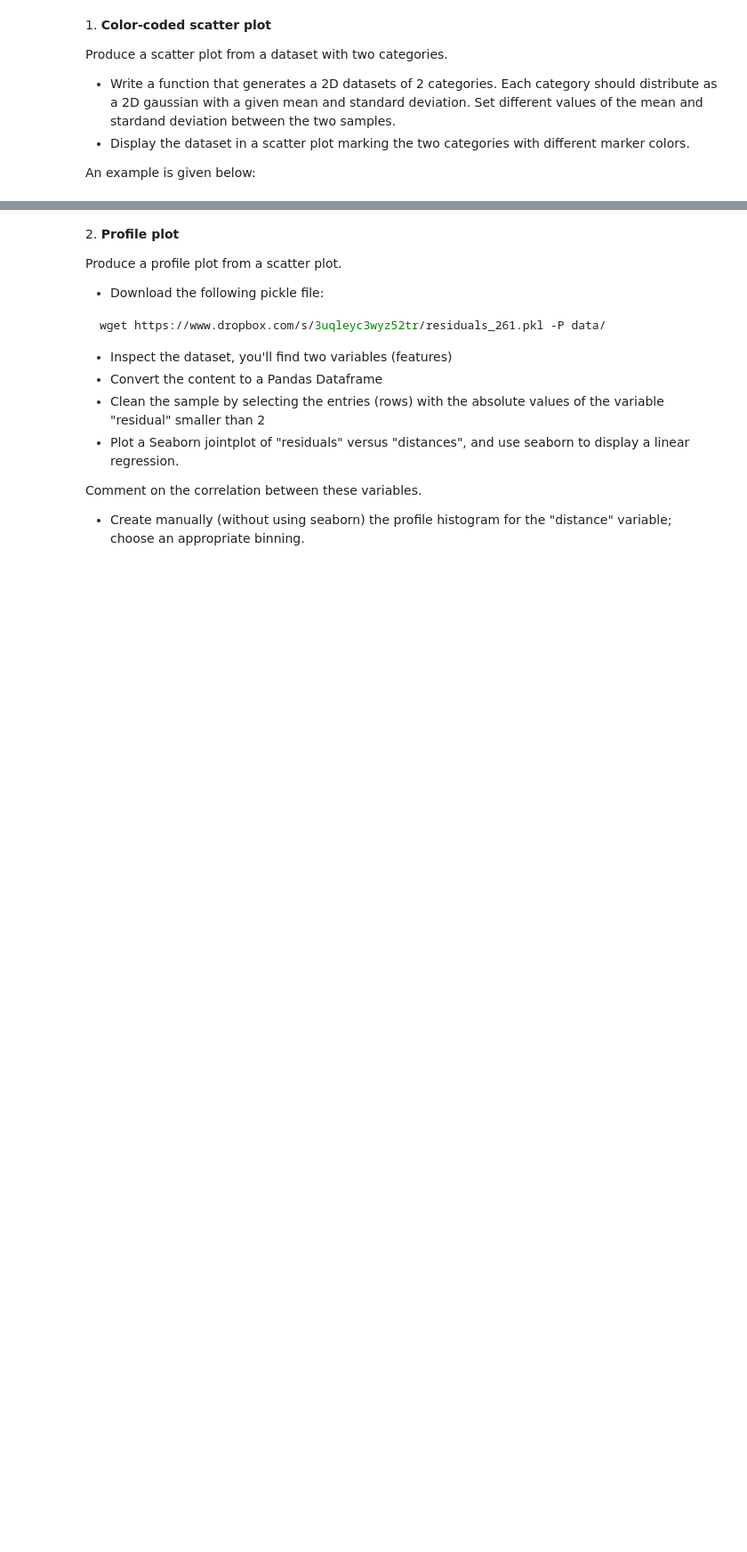
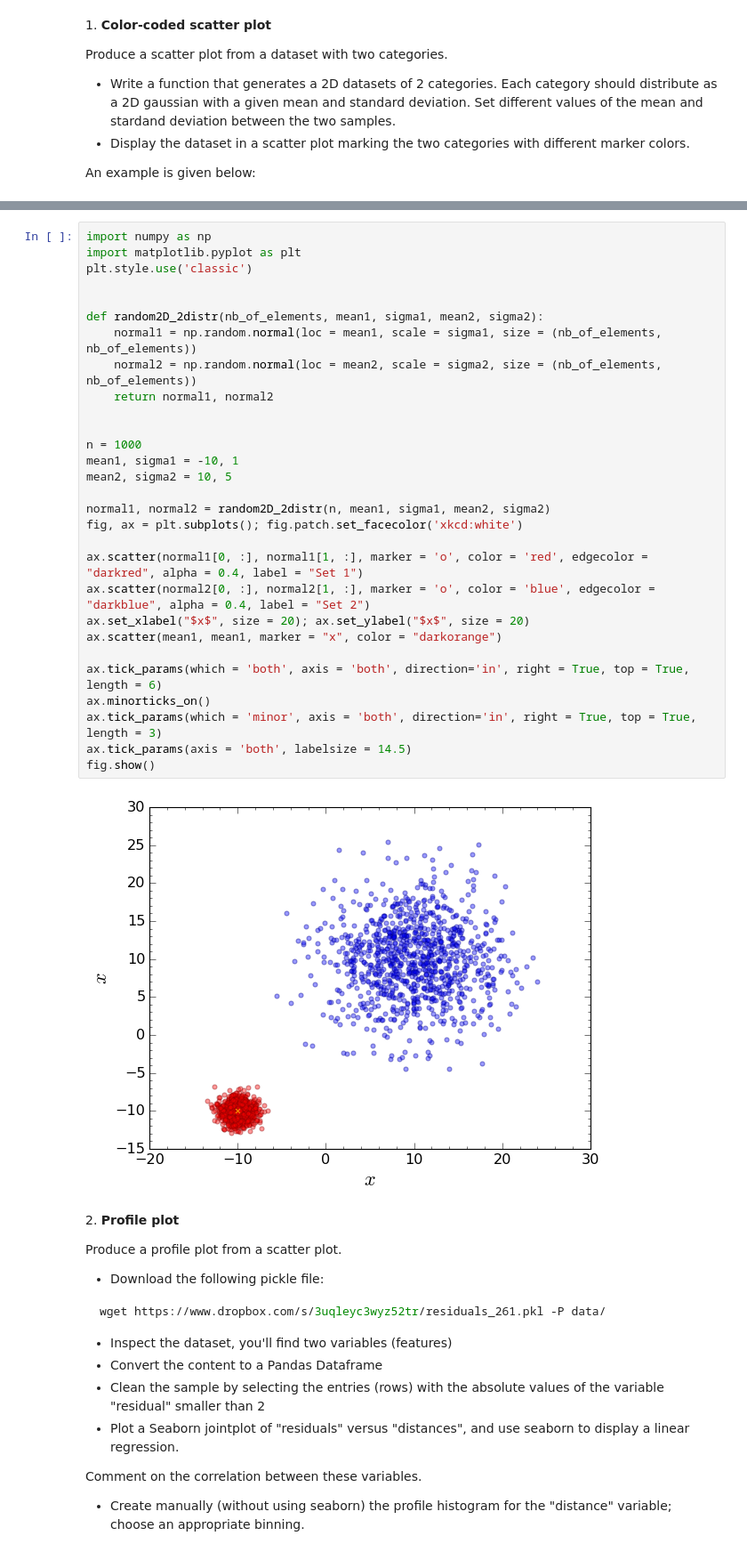
Before and after one commit to zucchett/HighLevelProgramming2021, a Jupyter notebook: 07ex_visualization.ipynb, the cells around one changed output, grey strips where cells are left out. Shown at 89% size. Drawn from its saved outputs; the diff is of its cells as text; blank space fills up the shorter version.

```diff
--- a/07ex_visualization.ipynb
+++ b/07ex_visualization.ipynb
@@ -13,3 +15,34 @@ Image('two_categories_scatter_plot.png')
+# %%
+import numpy as np
+import matplotlib.pyplot as plt
+plt.style.use('classic')
+
+
+def random2D_2distr(nb_of_elements, mean1, sigma1, mean2, sigma2):
+    normal1 = np.random.normal(loc = mean1, scale = sigma1, size = (nb_of_elements, nb_of_elements))
+    normal2 = np.random.normal(loc = mean2, scale = sigma2, size = (nb_of_elements, nb_of_elements))
+    return normal1, normal2
+
+
+n = 1000
+mean1, sigma1 = -10, 1
+mean2, sigma2 = 10, 5
+
+normal1, normal2 = random2D_2distr(n, mean1, sigma1, mean2, sigma2)
+fig, ax = plt.subplots(); fig.patch.set_facecolor('xkcd:white')
+
+ax.scatter(normal1[0, :], normal1[1, :], marker = 'o', color = 'red', edgecolor = "darkred", alpha = 0.4, label = "Set 1")
+ax.scatter(normal2[0, :], normal2[1, :], marker = 'o', color = 'blue', edgecolor = "darkblue", alpha = 0.4, label = "Set 2")
+ax.set_xlabel("$x$", size = 20); ax.set_ylabel("$x$", size = 20)
+ax.scatter(mean1, mean1, marker = "x", color = "darkorange")
+
+ax.tick_params(which = 'both', axis = 'both', direction='in', right = True, top = True, length = 6)
+ax.minorticks_on()
+ax.tick_params(which = 'minor', axis = 'both', direction='in', right = True, top = True, length = 3)
+ax.tick_params(axis = 'both', labelsize = 14.5)
+fig.show()
+# %% [output]
+[figure, added]
 # %% [markdown]
 2\. **Profile plot**
 
```
Also changed, not shown: parts of 3 cells of this notebook, 4 other files.
